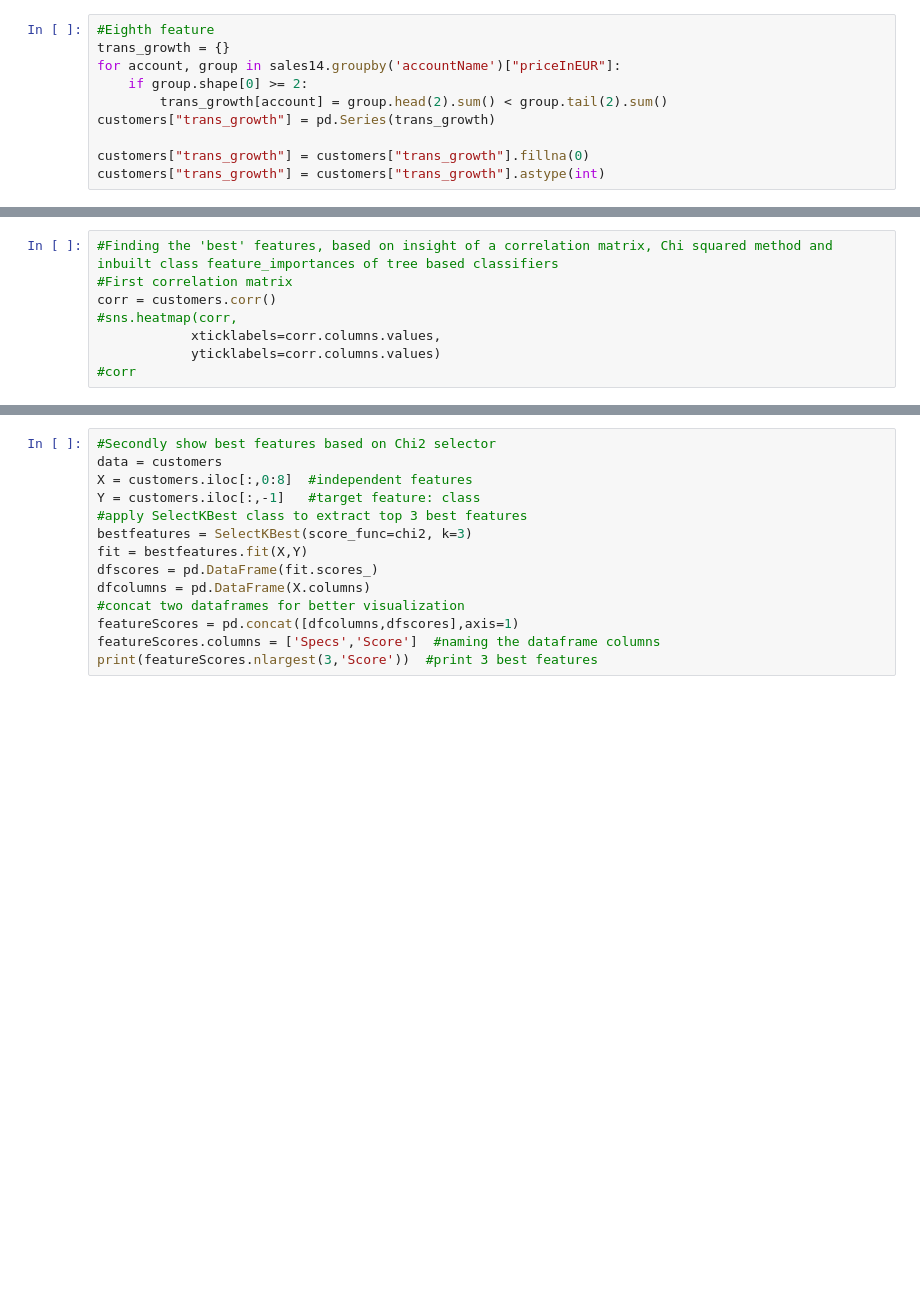
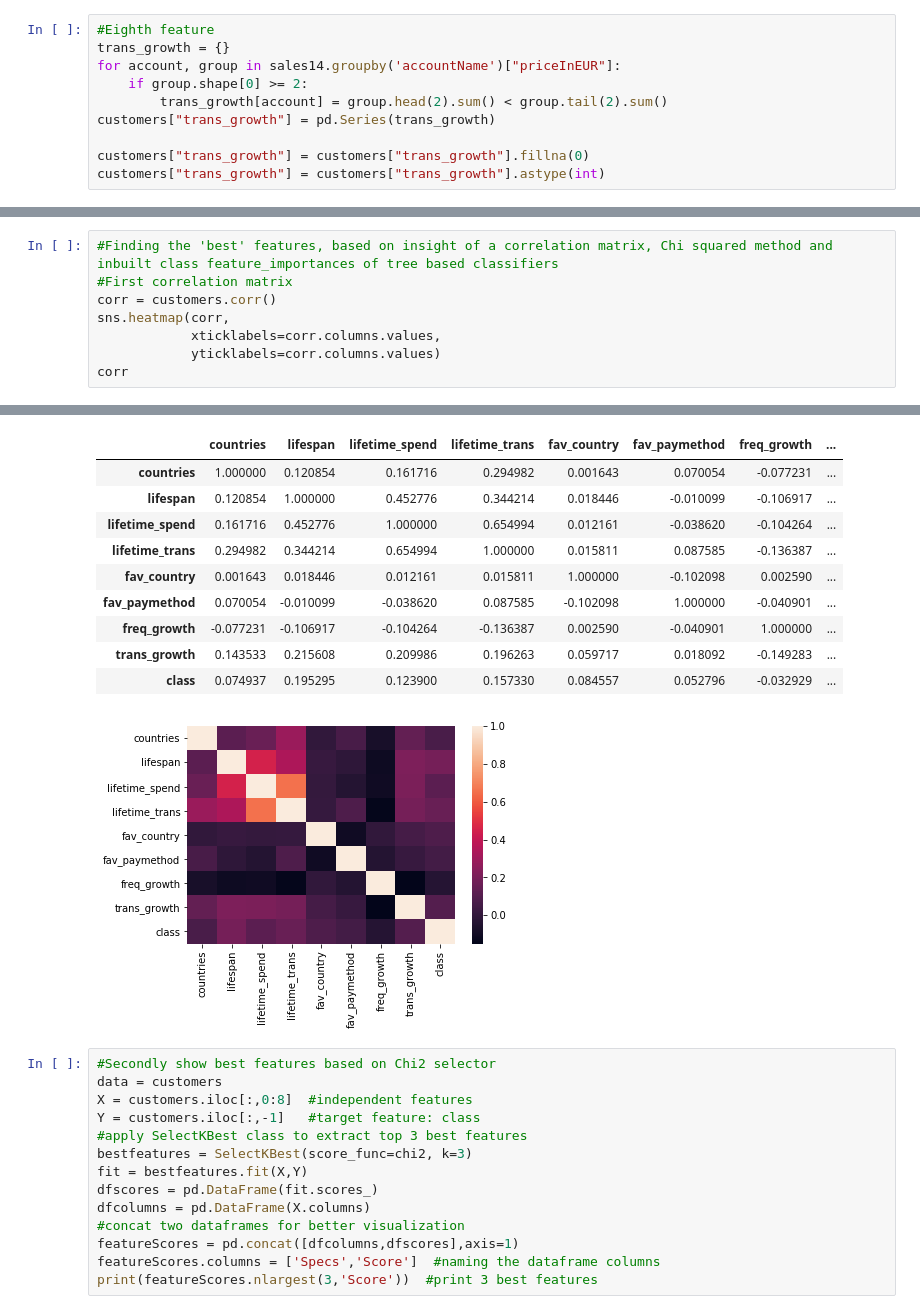
Before and after one commit to ksed786/DSPMopdracht2, a Jupyter notebook: Assignment2Project.ipynb, the cells around one changed output, grey strips where cells are left out. Saved outputs shown, nothing was run; the diff lists cells and outputs as text; blank space fills up the shorter version.

```diff
--- a/Assignment2Project.ipynb
+++ b/Assignment2Project.ipynb
@@ -116,8 +96,8 @@ customers["class"] = customers["class"].astype(int)
 #Finding the 'best' features, based on insight of a correlation matrix, Chi squared method and inbuilt class feature_importances of tree based classifiers
 #First correlation matrix
 corr = customers.corr()
-#sns.heatmap(corr,
+sns.heatmap(corr,
             xticklabels=corr.columns.values,
             yticklabels=corr.columns.values)
-#corr
+corr
 # %% [output]
@@ -125,3 +104,14 @@ IndentationError: unexpected indent (<ipython-input-121-6f36b52ed438>, line 5)
+|  | countries | lifespan | lifetime_spend | lifetime_trans | fav_country | fav_paymethod | freq_growth | ... |
+| countries | 1.000000 | 0.120854 | 0.161716 | 0.294982 | 0.001643 | 0.070054 | -0.077231 | ... |
+| lifespan | 0.120854 | 1.000000 | 0.452776 | 0.344214 | 0.018446 | -0.010099 | -0.106917 | ... |
+| lifetime_spend | 0.161716 | 0.452776 | 1.000000 | 0.654994 | 0.012161 | -0.038620 | -0.104264 | ... |
+| lifetime_trans | 0.294982 | 0.344214 | 0.654994 | 1.000000 | 0.015811 | 0.087585 | -0.136387 | ... |
+| fav_country | 0.001643 | 0.018446 | 0.012161 | 0.015811 | 1.000000 | -0.102098 | 0.002590 | ... |
+| fav_paymethod | 0.070054 | -0.010099 | -0.038620 | 0.087585 | -0.102098 | 1.000000 | -0.040901 | ... |
+| freq_growth | -0.077231 | -0.106917 | -0.104264 | -0.136387 | 0.002590 | -0.040901 | 1.000000 | ... |
+| trans_growth | 0.143533 | 0.215608 | 0.209986 | 0.196263 | 0.059717 | 0.018092 | -0.149283 | ... |
+| class | 0.074937 | 0.195295 | 0.123900 | 0.157330 | 0.084557 | 0.052796 | -0.032929 | ... |
+[figure, added]
 # %%
 #Secondly show best features based on Chi2 selector
 data = customers
```
Also changed, not shown: parts of 9 cells of this notebook.
